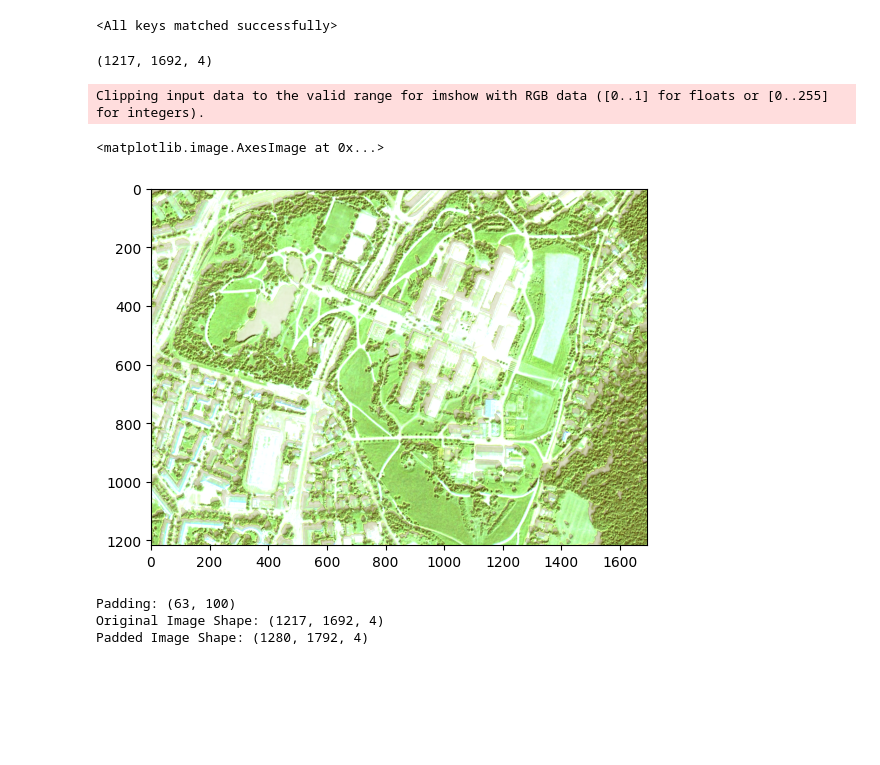
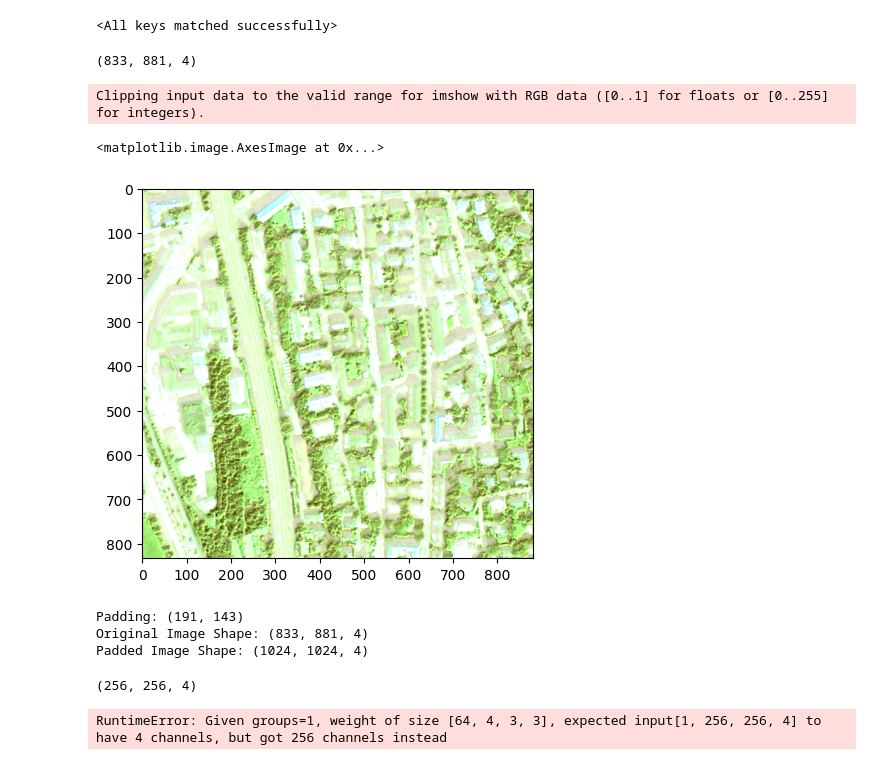
Before and after one commit to lacykaltgr/agriculture-image-processing, a Jupyter notebook: main.ipynb, the cells around one changed output. Drawn from its saved outputs; the diff is of its cells as text; code cells hidden in the pictures; blank space fills up the shorter version.

```diff
--- a/main.ipynb
+++ b/main.ipynb
@@ -63,32 +57,42 @@ import numpy as np
 import imageio
 
 # Load image data into 'data' array (shape: h x w x band)
-pil_img = imageio.read('/Users/czimbermark/DeepLearning_Projects_23/satellite-image-segmentation/data/The-Eye-in-the-Sky-test-data/sat_test/3.tif')
+pil_img = imageio.read('data/The-Eye-in-the-Sky-test-data/sat_test/1.tif')
 img_data = np.array(pil_img.get_data(0))
 print(img_data.shape)   # (1217, 1692, 4)
 # %% [output]
-(1217, 1692, 4)
+(833, 881, 4)
 # %%
 from src.split import ImageProcessor
 # %%
 # Parameters:
-w = 1692  # original width
-h = 1217  # original height
+h = 833  # original height
+w = 881  # original width
 band = 4  # number of bands (RGB)
 size = 256  # window size (256x256)
 
 # Create Image object and split the image into windows
 img = ImageProcessor(w, h, band, size)
 img.data = img_data
 
 plt.imshow(img.data)
 # %% [output]
 Clipping input data to the valid range for imshow with RGB data ([0..1] for floats or [0..255] for integers).
 <matplotlib.image.AxesImage at 0x...>
-[figure, old version]
+[figure, new version]
 # %%
 windows = img.split()
 # %% [output]
-Padding: (63, 100)
-Original Image Shape: (1217, 1692, 4)
-Padded Image Shape: (1280, 1792, 4)
+Padding: (191, 143)
+Original Image Shape: (833, 881, 4)
+Padded Image Shape: (1024, 1024, 4)
+# %%
+print(windows[0].data.shape)
+# %% [output]
+(256, 256, 4)
+# %%
+from src.utils import predict_windows
+
+predicted_windows = predict_windows(unet, windows)
+# %% [output]
+RuntimeError: Given groups=1, weight of size [64, 4, 3, 3], expected input[1, 256, 256, 4] to have 4 channels, but got 256 channels instead
```
Also changed, not shown: parts of 4 cells of this notebook, 2 other files.
